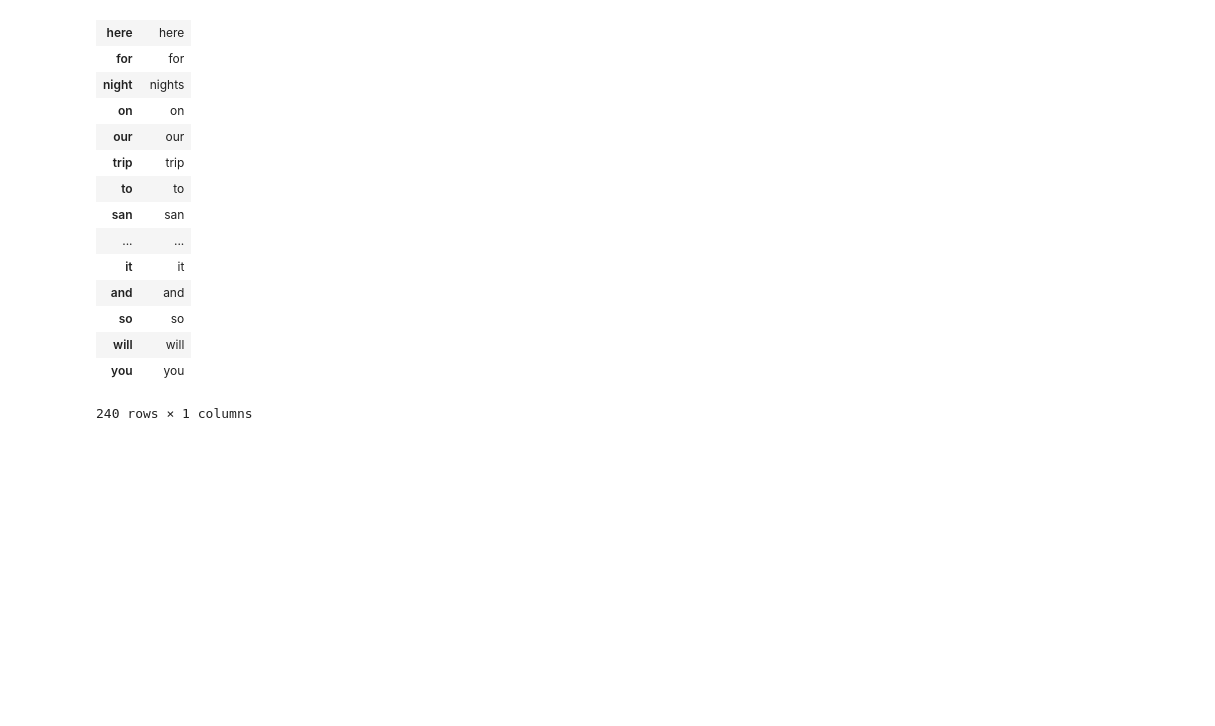
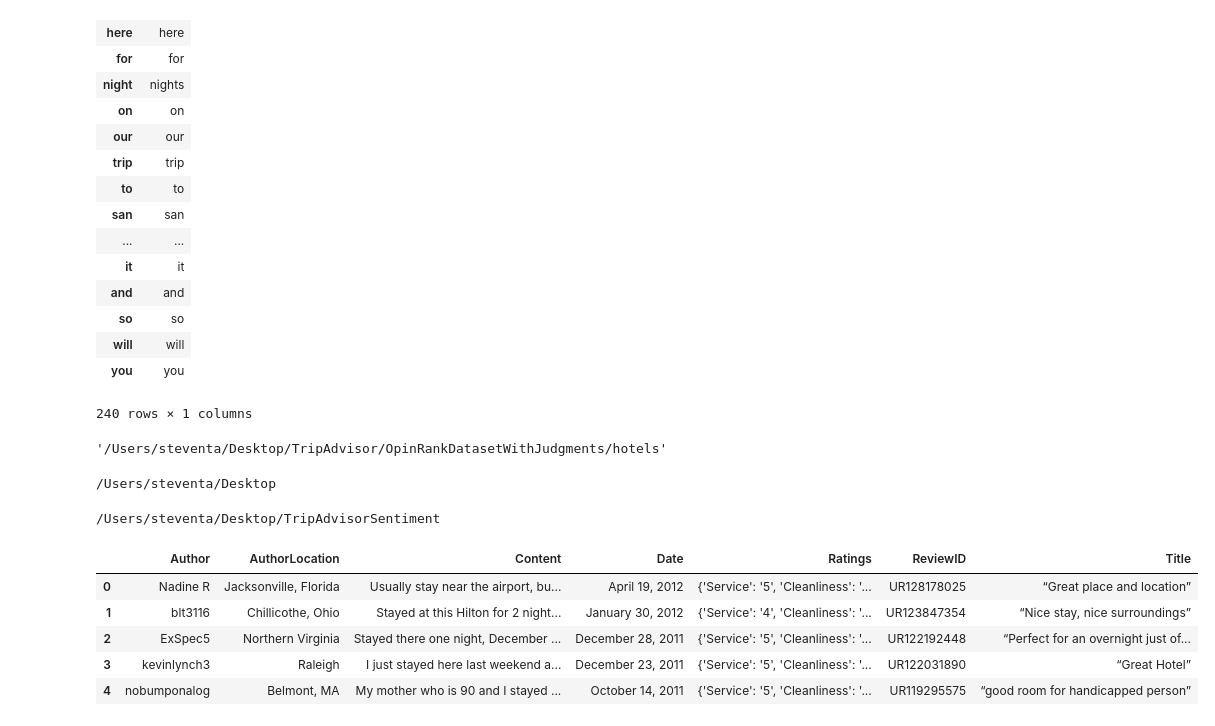
Before and after one commit to steventa87/Hotel_Reccomendation, a Jupyter notebook: EDA.ipynb, the cells around one changed output. Drawn from its saved outputs; the diff is of its cells as text; code cells hidden in the pictures; blank space fills up the shorter version.

Commit message:
pushing sentiment clustering files

```diff
--- a/EDA.ipynb
+++ b/EDA.ipynb
@@ -241,3 +272,30 @@ hotel_vocab_frame
 | will | will |
 | you | you |
 240 rows × 1 columns
+# %%
+pwd
+# %% [output]
+'/Users/steventa/Desktop/TripAdvisor/OpinRankDatasetWithJudgments/hotels'
+# %%
+cd ~/Desktop
+# %% [output]
+/Users/steventa/Desktop
+# %%
+cd TripAdvisorSentiment/
+# %% [output]
+/Users/steventa/Desktop/TripAdvisorSentiment
+# %%
+import json
+import pandas as pd
+data = json.load(open('100407.json'))
+
+test = pd.DataFrame(data["Reviews"])
+# %%
+test.head()
+# %% [output]
+|  | Author | AuthorLocation | Content | Date | Ratings | ReviewID | Title |
+| 0 | Nadine R | Jacksonville, Florida | Usually stay near the airport, bu... | April 19, 2012 | {'Service': '5', 'Cleanliness': '... | UR128178025 | “Great place and location” |
+| 1 | blt3116 | Chillicothe, Ohio | Stayed at this Hilton for 2 night... | January 30, 2012 | {'Service': '4', 'Cleanliness': '... | UR123847354 | “Nice stay, nice surroundings” |
+| 2 | ExSpec5 | Northern Virginia | Stayed there one night, December ... | December 28, 2011 | {'Service': '5', 'Cleanliness': '... | UR122192448 | “Perfect for an overnight just of... |
+| 3 | kevinlynch3 | Raleigh | I just stayed here last weekend a... | December 23, 2011 | {'Service': '5', 'Cleanliness': '... | UR122031890 | “Great Hotel” |
+| 4 | nobumponalog | Belmont, MA | My mother who is 90 and I stayed ... | October 14, 2011 | {'Service': '5', 'Cleanliness': '... | UR119295575 | “good room for handicapped person” |
```
Also changed, not shown: parts of 20 cells of this notebook, 7 other files.
